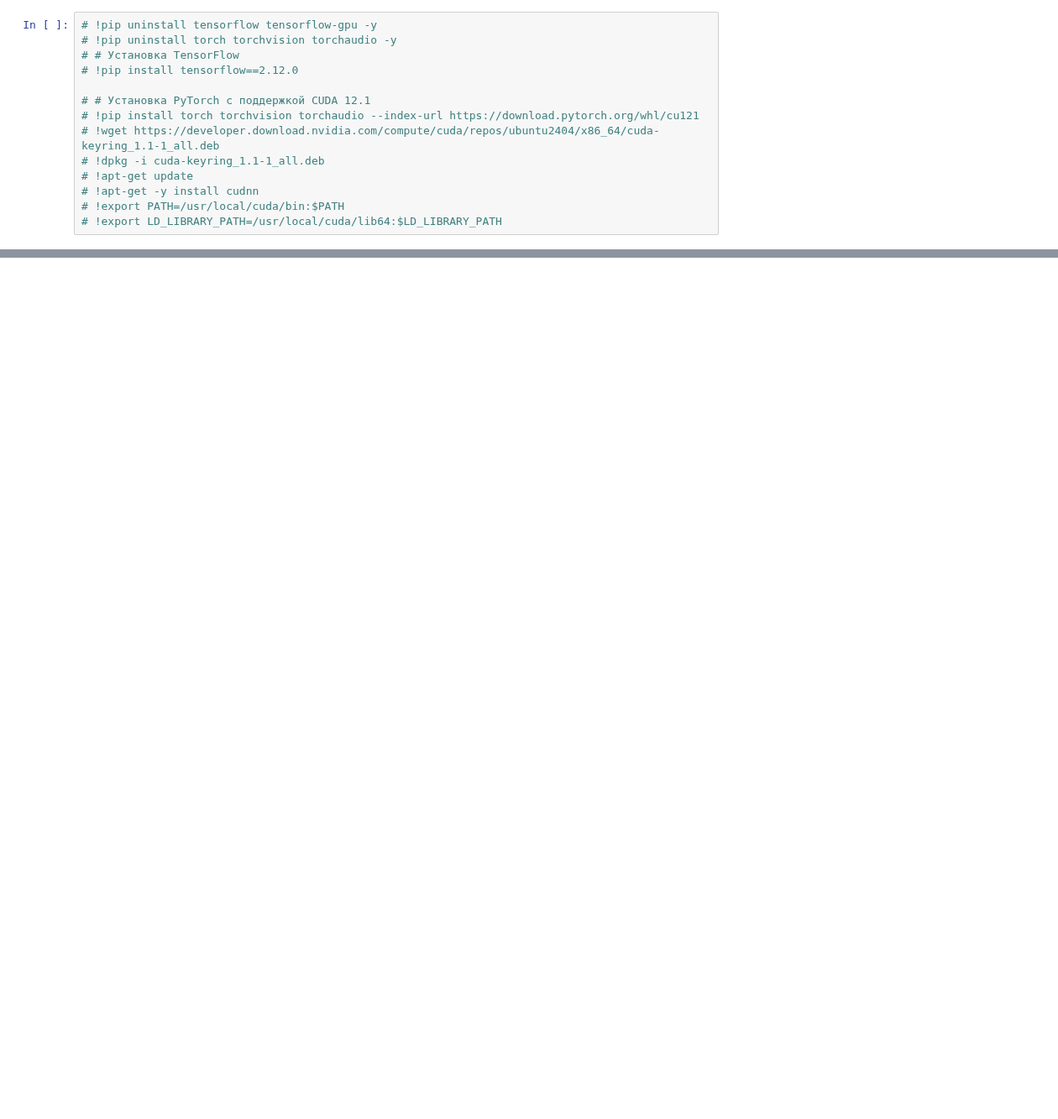
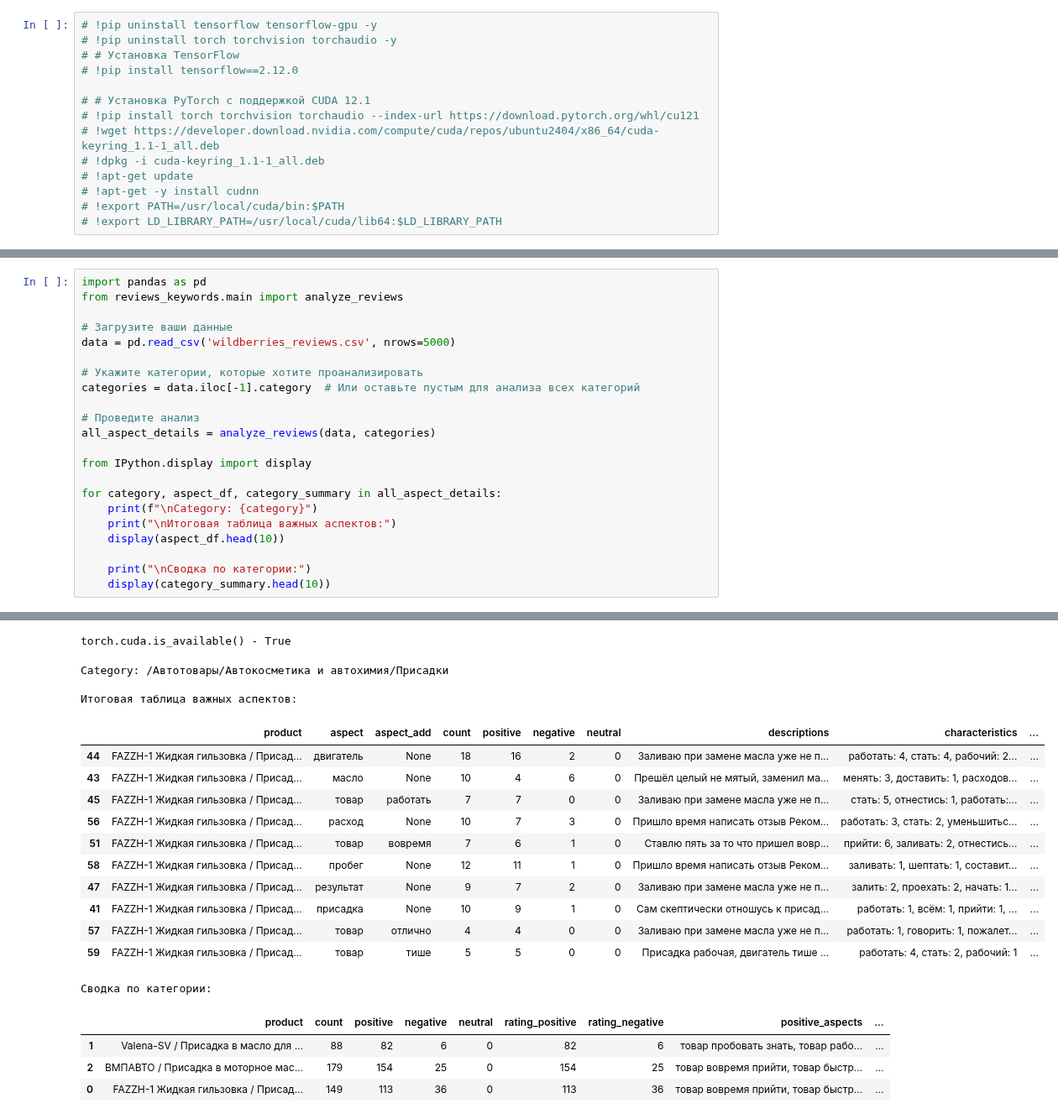
Before and after one commit to Frame24/WB_Parse, a Jupyter notebook: keywords_extraction new.ipynb, the cells around one changed output, grey strips where cells are left out. Shown at 84% size. Saved outputs shown, nothing was run; the diff lists cells and outputs as text; blank space fills up the shorter version.

```diff
--- a/keywords_extraction new.ipynb
+++ b/keywords_extraction new.ipynb
@@ -577,0 +58,23 @@ Analyzing category: /Автотовары/Автокосметика и авто
+# %%
+import pandas as pd
+from reviews_keywords.main import analyze_reviews
+
+# Загрузите ваши данные
+data = pd.read_csv('wildberries_reviews.csv', nrows=5000)
+
+# Укажите категории, которые хотите проанализировать
+categories = data.iloc[-1].category  # Или оставьте пустым для анализа всех категорий
+
+# Проведите анализ
+all_aspect_details = analyze_reviews(data, categories)
+
+from IPython.display import display
+
+for category, aspect_df, category_summary in all_aspect_details:
+    print(f"\nCategory: {category}")
+    print("\nИтоговая таблица важных аспектов:")
+    display(aspect_df.head(10))
+
+    print("\nСводка по категории:")
+    display(category_summary.head(10))
+# %% [output]
@@ -577,0 +85,20 @@ Analyzing category: /Автотовары/Автокосметика и авто
+torch.cuda.is_available() - True
+Category: /Автотовары/Автокосметика и автохимия/Присадки
+
+Итоговая таблица важных аспектов:
+|  | product | aspect | aspect_add | count | positive | negative | neutral | descriptions | characteristics | ... |
+| 44 | FAZZH-1 Жидкая гильзовка / Присад... | двигатель | None | 18 | 16 | 2 | 0 | Заливаю при замене масла уже не п... | работать: 4, стать: 4, рабочий: 2... | ... |
+| 43 | FAZZH-1 Жидкая гильзовка / Присад... | масло | None | 10 | 4 | 6 | 0 | Прешёл целый не мятый, заменил ма... | менять: 3, доставить: 1, расходов... | ... |
+| 45 | FAZZH-1 Жидкая гильзовка / Присад... | товар | работать | 7 | 7 | 0 | 0 | Заливаю при замене масла уже не п... | стать: 5, отнестись: 1, работать:... | ... |
+| 56 | FAZZH-1 Жидкая гильзовка / Присад... | расход | None | 10 | 7 | 3 | 0 | Пришло время написать отзыв Реком... | работать: 3, стать: 2, уменьшитьс... | ... |
+| 51 | FAZZH-1 Жидкая гильзовка / Присад... | товар | вовремя | 7 | 6 | 1 | 0 | Ставлю пять за то что пришел вовр... | прийти: 6, заливать: 2, отнестись... | ... |
+| 58 | FAZZH-1 Жидкая гильзовка / Присад... | пробег | None | 12 | 11 | 1 | 0 | Пришло время написать отзыв Реком... | заливать: 1, шептать: 1, составит... | ... |
+| 47 | FAZZH-1 Жидкая гильзовка / Присад... | результат | None | 9 | 7 | 2 | 0 | Заливаю при замене масла уже не п... | залить: 2, проехать: 2, начать: 1... | ... |
+| 41 | FAZZH-1 Жидкая гильзовка / Присад... | присадка | None | 10 | 9 | 1 | 0 | Сам скептически отношусь к присад... | работать: 1, всём: 1, прийти: 1, ... | ... |
+| 57 | FAZZH-1 Жидкая гильзовка / Присад... | товар | отлично | 4 | 4 | 0 | 0 | Заливаю при замене масла уже не п... | работать: 1, говорить: 1, пожалет... | ... |
+| 59 | FAZZH-1 Жидкая гильзовка / Присад... | товар | тише | 5 | 5 | 0 | 0 | Присадка рабочая, двигатель тише ... | работать: 4, стать: 2, рабочий: 1 | ... |
+Сводка по категории:
+|  | product | count | positive | negative | neutral | rating_positive | rating_negative | positive_aspects | ... |
+| 1 | Valena-SV / Присадка в масло для ... | 88 | 82 | 6 | 0 | 82 | 6 | товар пробовать знать, товар рабо... | ... |
+| 2 | ВМПАВТО / Присадка в моторное мас... | 179 | 154 | 25 | 0 | 154 | 25 | товар вовремя прийти, товар быстр... | ... |
+| 0 | FAZZH-1 Жидкая гильзовка / Присад... | 149 | 113 | 36 | 0 | 113 | 36 | товар вовремя прийти, товар быстр... | ... |
```
Also changed, not shown: parts of 10 cells of this notebook, 10 other files.
